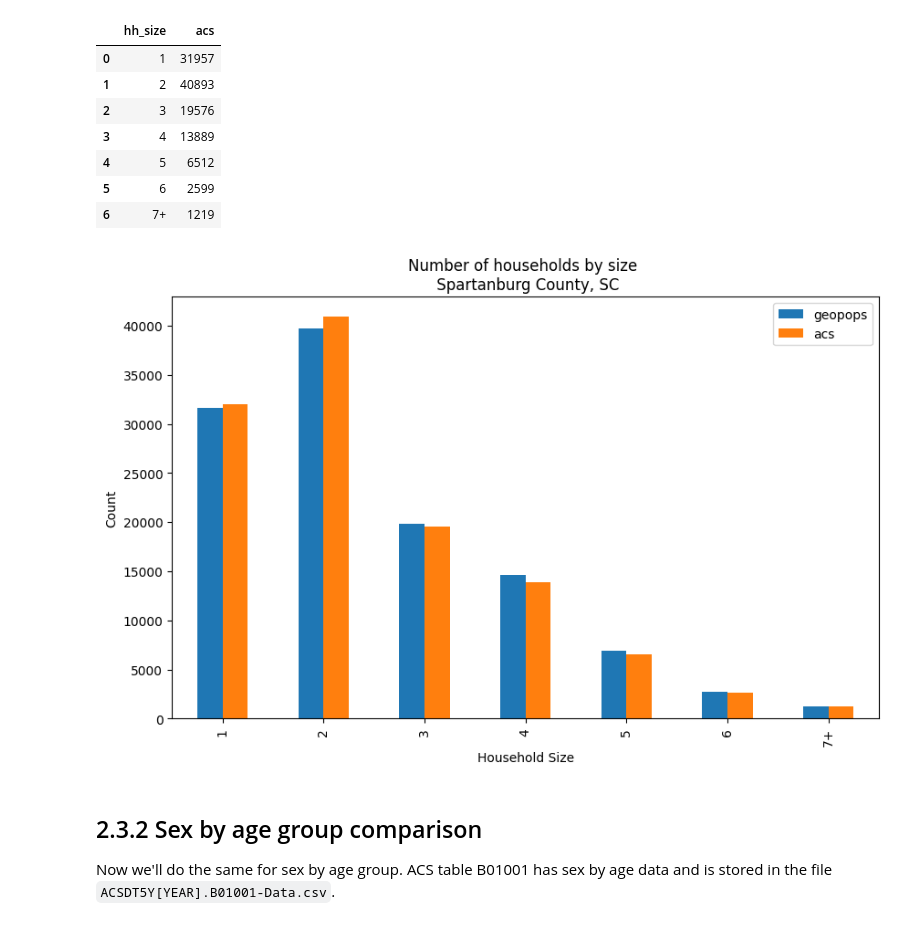
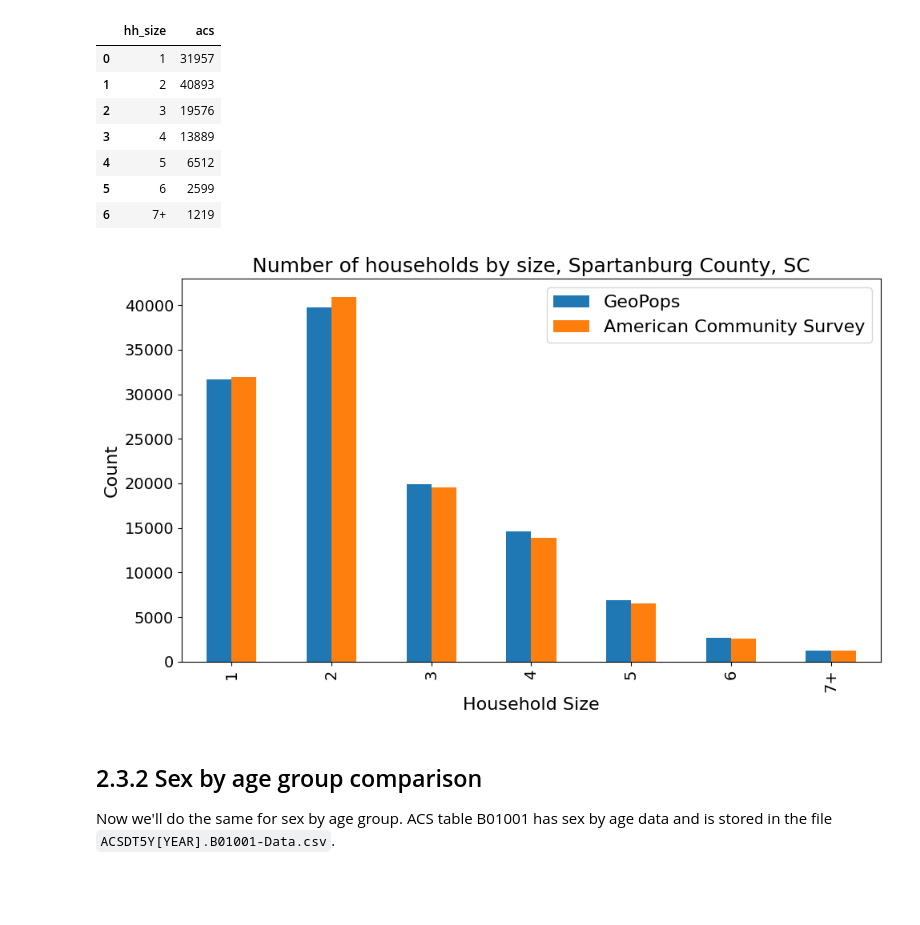
Before and after one commit to GeoPopsHub/sc_spartanburg_measles, a Jupyter notebook: 2_explore_people.ipynb, the cells around one changed output. Cells and saved outputs as stored; diff of their text form; code cells hidden in the pictures; blank space fills up the shorter version.

```diff
--- a/2_explore_people.ipynb
+++ b/2_explore_people.ipynb
@@ -197,26 +260,32 @@ ACS number of households by size
 # %%
 # Process GeoPops households by size
 geopops_hh = pd.read_csv('data/pop_export/hh.csv')
 cbg_idxs = pd.read_csv('data/pop_export/cbg_idxs.csv')
 geopops_hh = geopops_hh.merge(cbg_idxs, on='cbg_id', how='left')
 geopops_hh['count'] = 1
 geopops_hh.loc[geopops_hh['n_people'] >=7, 'n_people'] = 7
 geopops_hh = geopops_hh.groupby(['n_people'])['count'].sum().reset_index()
 geopops_hh.rename(columns={'n_people':'hh_size', 'count':'geopops'}, inplace=True)
 geopops_hh['hh_size'] = geopops_hh['hh_size'].astype(str)
 geopops_hh.loc[geopops_hh['hh_size'] =='7', 'hh_size'] = '7+'
 
 # Merge GeoPops and ACS data
 compare_hh_size = geopops_hh.merge(acs_hh, on='hh_size', how='left').set_index('hh_size')
+compare_hh_size.rename(columns={'acs':'American Community Survey', 'geopops':'GeoPops'}, inplace=True)
 
-# Make bar plot of comparison
+# # Make bar plot of comparison
 compare_hh_size.plot(kind='bar', figsize=(10, 6))
-plt.title('Number of households by size \n Spartanburg County, SC')
-plt.xlabel('Household Size')
-plt.ylabel('Count')
+plt.title('Number of households by size, Spartanburg County, SC', fontsize=18)
+plt.xlabel('Household Size', fontsize=16)
+plt.ylabel('Count', fontsize=16)
+plt.legend(fontsize=16)
+ax = plt.gca()
+ax.tick_params(axis='both', labelsize=14)
+plt.tight_layout()
+plt.savefig('data/figures/hh_size.png', dpi=300)
 plt.show()
 # %% [output]
-[figure, old version]
+[figure, new version]
 # %% [markdown]
 ## 2.3.2 Sex by age group comparison
 Now we'll do the same for sex by age group. ACS table B01001 has sex by age data and is stored in the file `ACSDT5Y[YEAR].B01001-Data.csv`.
```
Also changed, not shown: parts of 12 cells of this notebook.
